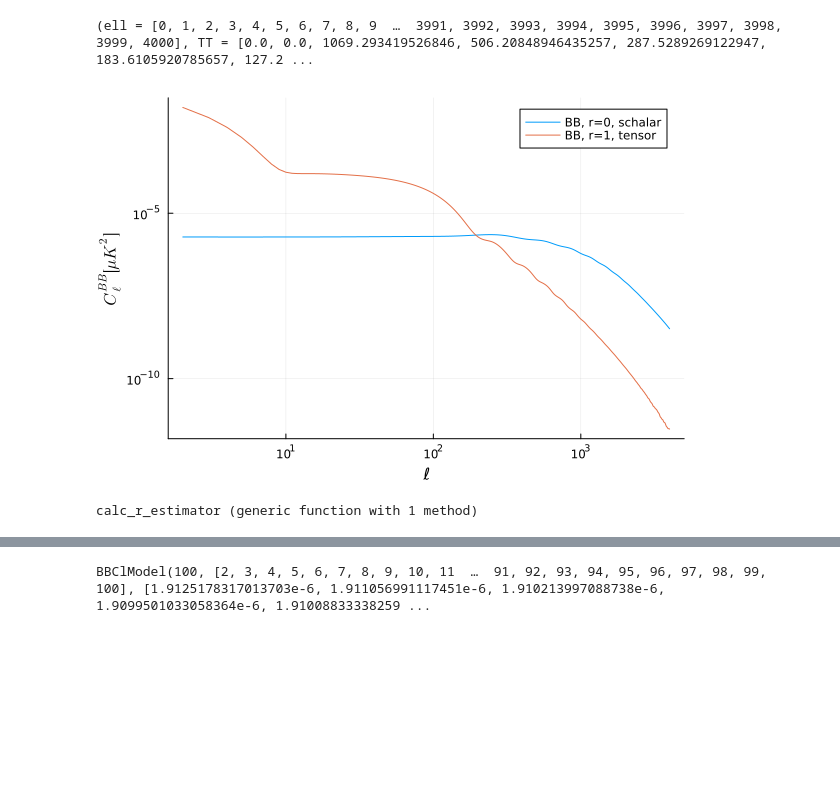
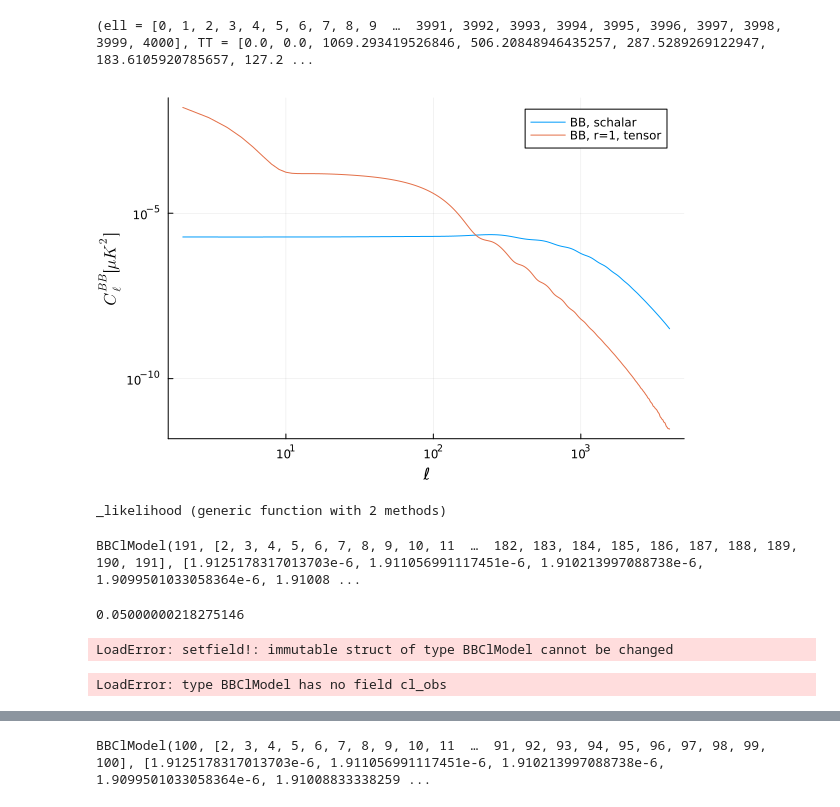
Before and after one commit to yuya-nagano-OU/r_estimator.jl, a Jupyter notebook: notebook/test.ipynb, the cells around one changed output, grey strips where cells are left out. Drawn from its saved outputs; the diff is of its cells as text; code cells hidden in the pictures; blank space fills up the shorter version.

```diff
--- a/notebook/test.ipynb
+++ b/notebook/test.ipynb
@@ -73,19 +73,54 @@ cl_r0 = read_planck_cl_as_TT_EE_BB_TE(reffpath_r0)
 # %%
 plot(
     xscale=:log, yscale=:log,
     xlabel="ℓ", ylabel=L"C_{\ell}^{BB} [\mu \rm{K}^{2}]",
     legend=:best
 )
 
-plot!(cl_r0.ell[3:end], cl_r0.BB[3:end], label="BB, r=0, schalar")
+plot!(cl_r0.ell[3:end], cl_r0.BB[3:end], label="BB, schalar")
 plot!(cl_r1.ell[3:end], cl_r1.BB[3:end], label="BB, r=1, tensor")
 # %% [output]
-[figure, old version]
+[figure, new version]
 # %%
-function calc_r_estimator(params::BBClModel, r )
-    cl_th = params.cl_lens .+ r .* params.cl_tens
-    cl_obs = params.cl_lens .+ cl.cl_sys
-    return sum(cl_est)
+function r_iterative_estimator(params::BBClModel, rmin, rmax, rresol,; itr = 1)
+    #r_ = range(rmin, rmax; length = Int(rresol))
+    likelihoods = zeros(length(r_))
+    cl_obs = params.cl_lens .+ params.cl_sys
+    r_result = 0.0
+    ell = params.ell
+    for itr_idx in 1:itr
+        r_ = range(rmin, rmax; length = Int(rresol))
+        for (idx, r) in enumerate(r_)
+            cl_th = params.cl_lens .+ r .* params.cl_tens
+            likelihoods[idx] = _likelihood(ell, cl_obs, cl_th)
+        end
+        maxid = argmax(likelihoods)
+        delta_r = r_[maxid]
+        r_result = delta_r
+        r_ = range(delta_r - delta_r*(0.5/(itr_idx)), delta_r + delta_r*(0.5/(itr_idx)); length = Int(rresol))
+    end
+    return r_result
 end
+
+
+@inline function _likelihood(ell, cl_obs, cl_th)
+return sum(-1/2 .* (2 .* ell .+ 1) .* (cl_obs ./ cl_th .+ log.(cl_th) .-((2 .* ell .- 1) ./ (2 .* ell .+ 1)) .* log.(cl_obs)))
+end
 # %% [output]
-calc_r_estimator (generic function with 1 method)
+_likelihood (generic function with 2 methods)
+# %%
+params = BBClModel(191, 0.05(cl_r1.BB), reffpath_r0, reffpath_r1)
+# %% [output]
+BBClModel(191, [2, 3, 4, 5, 6, 7, 8, 9, 10, 11  …  182, 183, 184, 185, 186, 187, 188, 189, 190, 191], [1.9125178317013703e-6, 1.911056991117451e-6, 1.910213997088738e-6, 1.9099501033058364e-6, 1.91008 ...
+# %%
+r_iterative_estimator(params, 1e-10, 1e1, 1e6, itr = 5)
+# %% [output]
+0.05000000218275146
+# %%
+params.cl_sys  = params.cl_sys *0
+# %% [output]
+LoadError: setfield!: immutable struct of type BBClModel cannot be changed
+# %%
+params.cl_
+# %% [output]
+LoadError: type BBClModel has no field cl_obs
```
Also changed, not shown: parts of 11 cells of this notebook, 1 other file.
